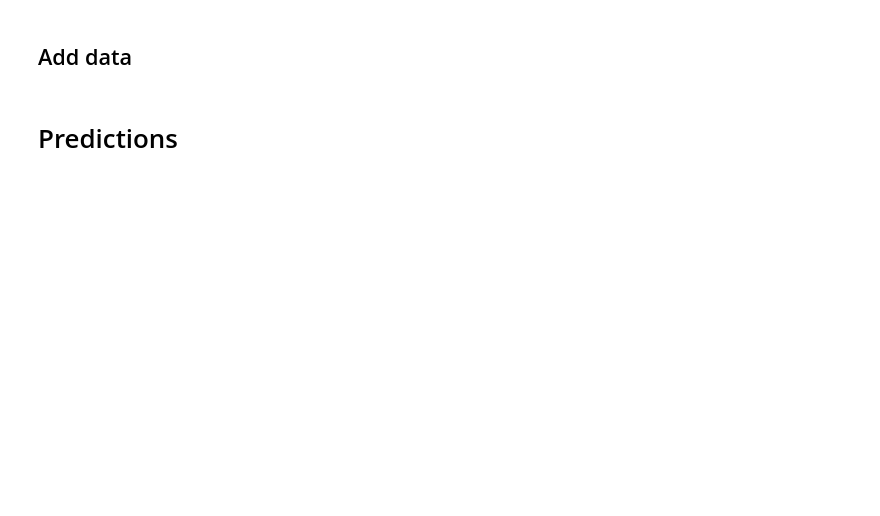
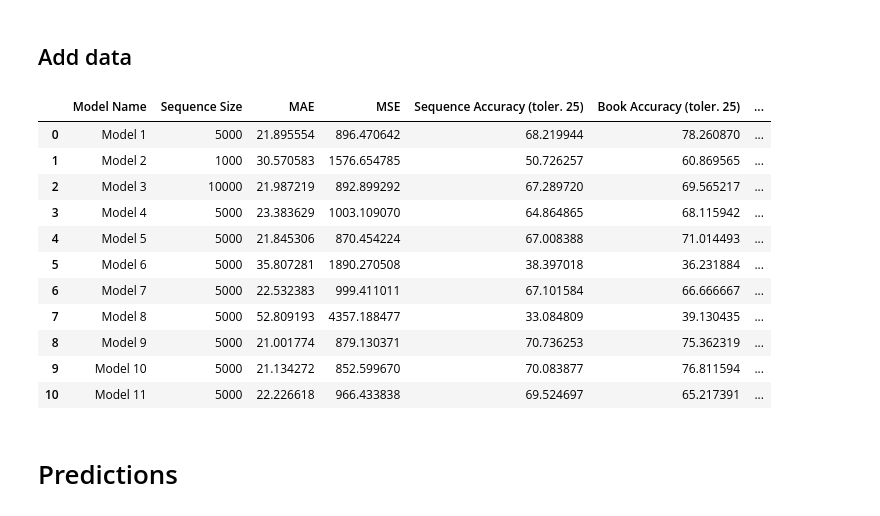
Before and after one commit to dorianGT/Text-Datation-With-CNN, a Jupyter notebook: TER.ipynb, the cells around one changed output. Cells and saved outputs as stored; diff of their text form; code cells hidden in the pictures; blank space fills up the shorter version.

```diff
--- a/TER.ipynb
+++ b/TER.ipynb
@@ -788,17 +901,17 @@ Epoch 9/1000
 # %%
 # Évaluer le modèle sur les données de test
 print("Évaluation sur les données de test :")
-perte_test, mae_test,accuracy_test = model.evaluate(test, y_test)
+loss_test, mae_test,accuracy_test = model.evaluate(test, y_test)
 print()
 
 # Évaluer le modèle sur les données d'entraînement
 print("Évaluation sur les données d'entraînement :")
-perte_entrainement, mae_entrainement,accuracy_entrainement = model.evaluate(train, y_train)
+loss_train, mae_train,accuracy_train = model.evaluate(train, y_train)
 print()
 
 # Évaluer le modèle sur les données de validation
 print("Évaluation sur les données de validation :")
-perte_validation, mae_validation,accuracy_validation = model.evaluate(val, y_val)
+loss_validation, mae_validation,accuracy_validation = model.evaluate(val, y_val)
 print()
 # %% [output]
 Évaluation sur les données de test :
@@ -824,7 +937,7 @@ for i in range(len(y_test)):
         within_tolerance_count += 1
 
 # Calcul de l'exactitude dans la tolérance
-accuracy_within_tolerance = (within_tolerance_count / len(y_test)) * 100
+accuracy_within_tolerance_sequence = (within_tolerance_count / len(y_test)) * 100
 
-print("Accuracy within tolerance:", accuracy_within_tolerance, "%")
+print("Accuracy within tolerance:", accuracy_within_tolerance_sequence, "%")
 # %% [output]
@@ -892,7 +1005,7 @@ for i in range(len(predicted_book_date)):
         within_tolerance_count += 1
 
 # Calcul de l'exactitude dans la tolérance
-accuracy_within_tolerance = (within_tolerance_count / len(predicted_book_date)) * 100
+accuracy_within_tolerance_book = (within_tolerance_count / len(predicted_book_date)) * 100
 
-print("Accuracy within tolerance:", accuracy_within_tolerance, "%")
+print("Accuracy within tolerance:", accuracy_within_tolerance_book, "%")
 # %% [output]
@@ -935,26 +1053,44 @@ Accuracy within tolerance: 68.11594202898551 %
 # df_models.to_csv('df_models.csv', index=False)
 # %%
 # Charger les données à partir du fichier CSV
-df_models = pd.read_csv('df_models.csv')
+df_models = pd.read_csv('df_models_2.csv')
 model_name = "Model "+str(len(df_models)+1)
 nouvelle_ligne = [model_name,
+                  max_len,
                   mae_test,
                   loss_test,
-                  accuracy_within_tolerance,
+                  accuracy_within_tolerance_sequence,
+                  accuracy_within_tolerance_book,
+                  model_params['included_branches'],
                   model_params['embedding_dim'],
+                  model_params['count_conv1D'],
                   model_params['conv1D_1_filters'],
                   model_params['conv1D_1_kernel'],
                   model_params['pool_size'],
+                  model_params['dense_units_branch'],
                   model_params['dense_units'],
                   model_params['dropout']]
 
 # Ajouter la nouvelle ligne à la DataFrame
 df_models.loc[len(df_models)] = nouvelle_ligne
 
-df_models.to_csv('df_models.csv', index=False)
+df_models.to_csv('df_models_2.csv', index=False)
 
 # Afficher les données mises à jour
 display(df_models)
+# %% [output]
+|  | Model Name | Sequence Size | MAE | MSE | Sequence Accuracy (toler. 25) | Book Accuracy (toler. 25) | ... |
+| 0 | Model 1 | 5000 | 21.895554 | 896.470642 | 68.219944 | 78.260870 | ... |
+| 1 | Model 2 | 1000 | 30.570583 | 1576.654785 | 50.726257 | 60.869565 | ... |
+| 2 | Model 3 | 10000 | 21.987219 | 892.899292 | 67.289720 | 69.565217 | ... |
+| 3 | Model 4 | 5000 | 23.383629 | 1003.109070 | 64.864865 | 68.115942 | ... |
+| 4 | Model 5 | 5000 | 21.845306 | 870.454224 | 67.008388 | 71.014493 | ... |
+| 5 | Model 6 | 5000 | 35.807281 | 1890.270508 | 38.397018 | 36.231884 | ... |
+| 6 | Model 7 | 5000 | 22.532383 | 999.411011 | 67.101584 | 66.666667 | ... |
+| 7 | Model 8 | 5000 | 52.809193 | 4357.188477 | 33.084809 | 39.130435 | ... |
+| 8 | Model 9 | 5000 | 21.001774 | 879.130371 | 70.736253 | 75.362319 | ... |
+| 9 | Model 10 | 5000 | 21.134272 | 852.599670 | 70.083877 | 76.811594 | ... |
+| 10 | Model 11 | 5000 | 22.226618 | 966.433838 | 69.524697 | 65.217391 | ... |
 # %% [markdown]
 # Predictions
 # %%
```
Also changed, not shown: parts of 11 cells of this notebook, 6 other files.
